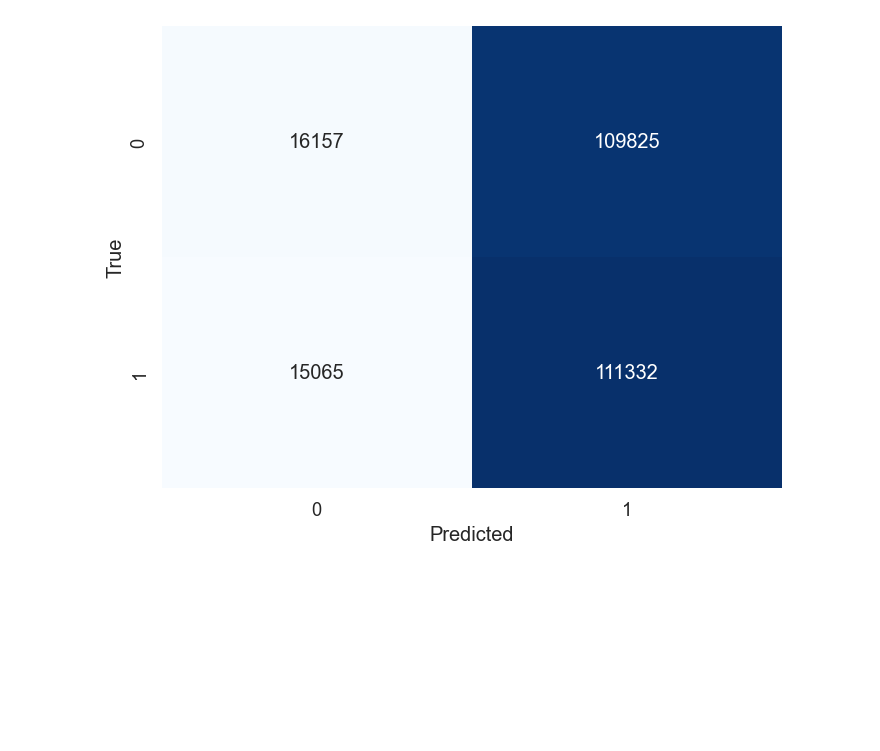
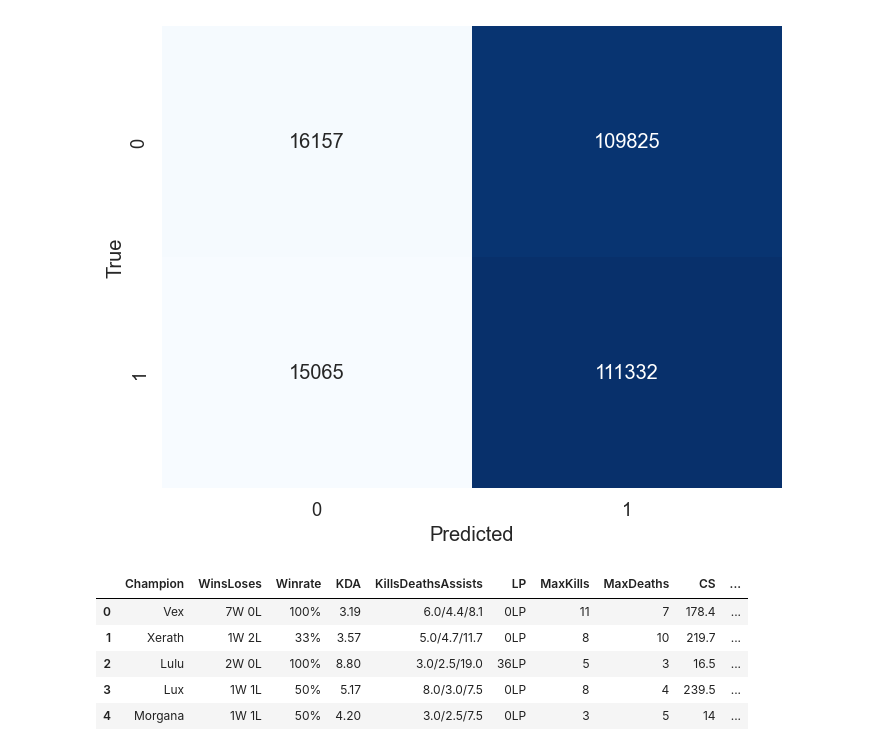
Before and after one commit to NicolaiLindner/Leaguify_Website, a Jupyter notebook: notebooks/exploration.ipynb, the cells around one changed output. Saved outputs shown, nothing was run; the diff lists cells and outputs as text; code cells hidden in the pictures; blank space fills up the shorter version.

```diff
--- a/notebooks/exploration.ipynb
+++ b/notebooks/exploration.ipynb
@@ -303,3 +301,81 @@ plot_confusion_matrix(y.numpy(), predicted.numpy())
 - Accuracy: 50.514900 %
 - CE : 0.70, KL : 0.07
 [figure]
+# %%
+from selenium import webdriver
+from selenium.webdriver.chrome.service import Service
+from selenium.webdriver.common.by import By
+from selenium.webdriver.support.ui import WebDriverWait
+from selenium.webdriver.support import expected_conditions as EC
+from selenium.webdriver.chrome.options import Options
+from bs4 import BeautifulSoup
+import pandas as pd
+import time
+
+# URL
+url = "https://u.gg/lol/profile/euw1/thehighground/champion-stats"
+
+options = Options()
+options.add_argument("--headless")
+options.binary_location = "C:\\Users\\nicol\\Downloads\\chrome-win64\\chrome-win64\\chrome.exe"
+
+service = Service("C:\\Users\\nicol\\Downloads\\chromedriver-win64\\chromedriver-win64\\chromedriver.exe")
+driver = webdriver.Chrome(service=service, options=options)
+
+driver.get(url)
+
+wait = WebDriverWait(driver, 10)
+wait.until(EC.presence_of_all_elements_located((By.CSS_SELECTOR, "div.rt-tr-group")))
+
+# Initialize list to store each row of data
+data = []
+
+# Get page source and create BeautifulSoup object
+soup = BeautifulSoup(driver.page_source, 'html.parser')
+
+# Close the driver
+driver.quit()
+
+# Get all the rows using BeautifulSoup
+rows = soup.select("div.rt-tr-group")
+
+for i, row in enumerate(rows, 1):  # start from 1 because CSS nth-child starts from 1
+    try:
+        selectors = {
+            'Champion': "div:nth-child(1) > div:nth-child(2) > div:nth-child(1) > span:nth-child(2)",
+            'WinsLoses': "div:nth-child(1) > div:nth-child(3) > div:nth-child(1) > span:nth-child(3)",
+            'Winrate': "div:nth-child(1) > div:nth-child(3) > div:nth-child(1) > strong:nth-child(1)",
+            'KDA': "div:nth-child(1) > div:nth-child(4) > div:nth-child(1) > div:nth-child(1) > strong:nth-child(1)",
+            'KillsDeathsAssists': "div:nth-child(1) > div:nth-child(4) > div:nth-child(1) > span:nth-child(2)",  # New field
+            'LP': "div:nth-child(1) > div:nth-child(5) > span:nth-child(1)",
+            'MaxKills': "div:nth-child(1) > div:nth-child(6) > span:nth-child(1)",
+            'MaxDeaths': "div:nth-child(1) > div:nth-child(7)",
+            'CS': "div:nth-child(1) > div:nth-child(8) > span:nth-child(1)",
+            'Damage': "div:nth-child(1) > div:nth-child(9) > span:nth-child(1)",
+            'Gold': "div:nth-child(1) > div:nth-child(10) > span:nth-child(1)"
+        }
+
+        row_data = []
+        for key, selector in selectors.items():
+            element = row.select_one(selector)
+            text = element.get_text(strip=True) if element else 'N/A'
+            row_data.append(text)
+
+        data.append(row_data)
+
+    except Exception as e:
+        print(f"Error in row {i}: {e}")
+
+# Convert the data to a DataFrame
+columns = ['Champion', 'WinsLoses', 'Winrate', 'KDA', 'KillsDeathsAssists', 'LP', 'MaxKills', 'MaxDeaths', 'CS', 'Damage', 'Gold']
+df_individual = pd.DataFrame(data, columns=columns)
+
+# Display the DataFrame
+df_individual.head()
+# %% [output]
+|  | Champion | WinsLoses | Winrate | KDA | KillsDeathsAssists | LP | MaxKills | MaxDeaths | CS | ... |
+| 0 | Vex | 7W 0L | 100% | 3.19 | 6.0/4.4/8.1 | 0LP | 11 | 7 | 178.4 | ... |
+| 1 | Xerath | 1W 2L | 33% | 3.57 | 5.0/4.7/11.7 | 0LP | 8 | 10 | 219.7 | ... |
+| 2 | Lulu | 2W 0L | 100% | 8.80 | 3.0/2.5/19.0 | 36LP | 5 | 3 | 16.5 | ... |
+| 3 | Lux | 1W 1L | 50% | 5.17 | 8.0/3.0/7.5 | 0LP | 8 | 4 | 239.5 | ... |
+| 4 | Morgana | 1W 1L | 50% | 4.20 | 3.0/2.5/7.5 | 0LP | 3 | 5 | 14 | ... |
```
Also changed, not shown: parts of 4 cells of this notebook, 2 other files.
